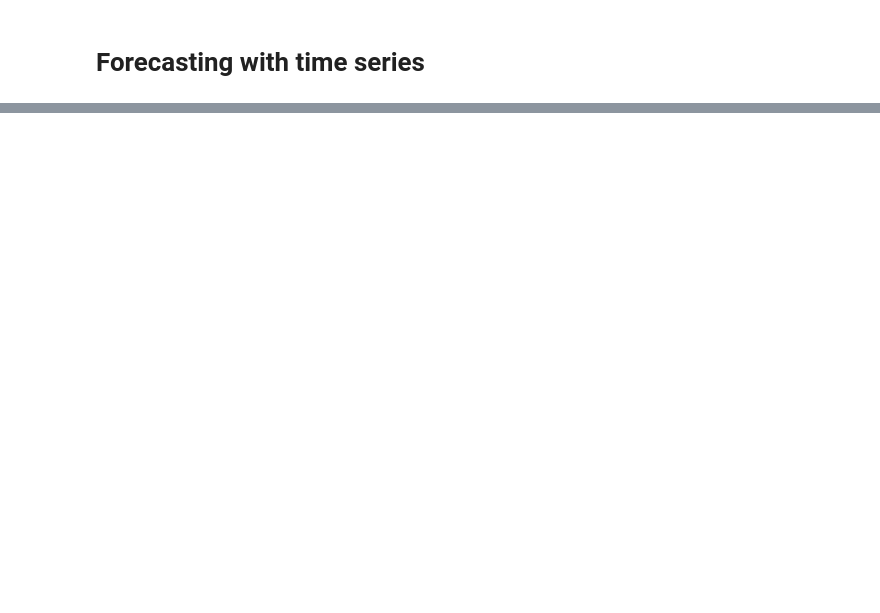
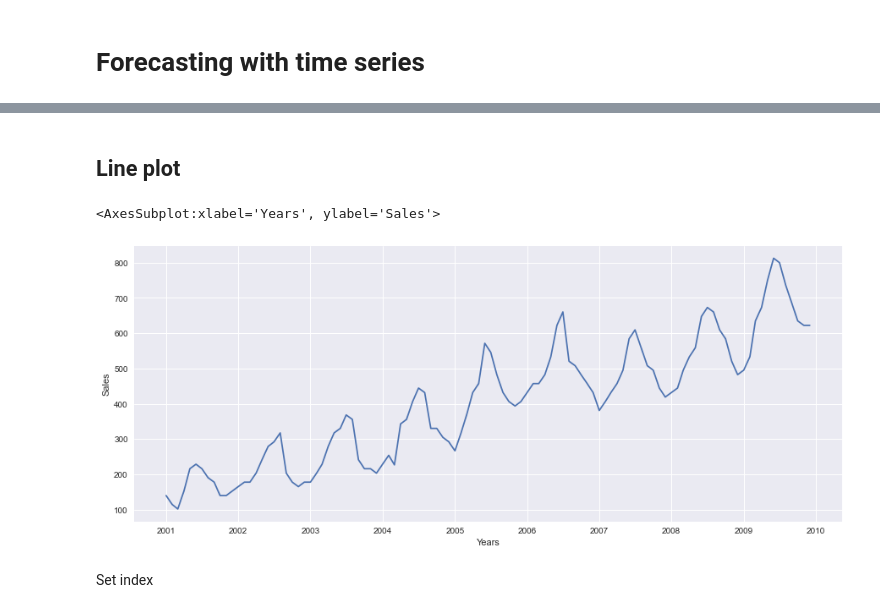
Before and after one commit to josue-islas/time_series, a Jupyter notebook: inicial.ipynb, the cells around one changed output, grey strips where cells are left out. Saved outputs shown, nothing was run; the diff lists cells and outputs as text; code cells hidden in the pictures; blank space fills up the shorter version.

Commit message:
new plots

```diff
--- a/inicial.ipynb
+++ b/inicial.ipynb
@@ -3,7 +3,10 @@
 # %%
 import pandas as pd
 import numpy as np
+import seaborn as sns
+import matplotlib.pyplot as plt
+plt.style.use('seaborn')
 # %%
-df = pd.read_excel('data/data1.xlsx')
+df = pd.read_excel('data/data1.xlsx', sheet_name='Sheet2')
 df.head()
 # %% [output]
@@ -10,0 +31,10 @@ FileNotFoundError: [Errno 2] No such file or directory: 'data1.xlsx'
+# %% [markdown]
+## Line plot
+# %%
+plt.figure(figsize=(15,6))
+sns.lineplot(x='Years', y='Sales', data=df)
+# %% [output]
+<AxesSubplot:xlabel='Years', ylabel='Sales'>
+[figure, added]
+# %% [markdown]
+Set index
```
Also changed, not shown: parts of 4 cells of this notebook.
